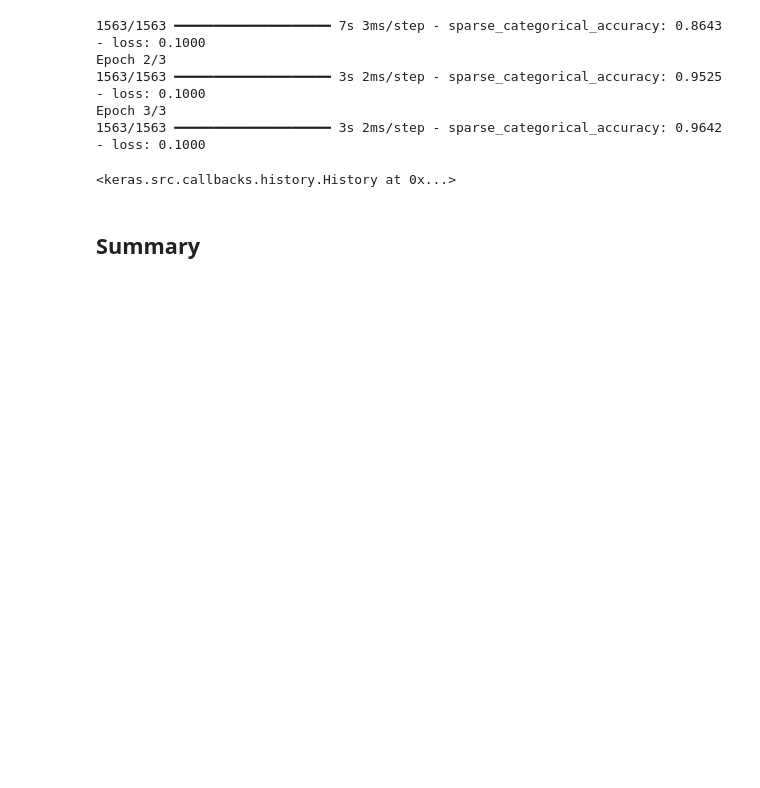
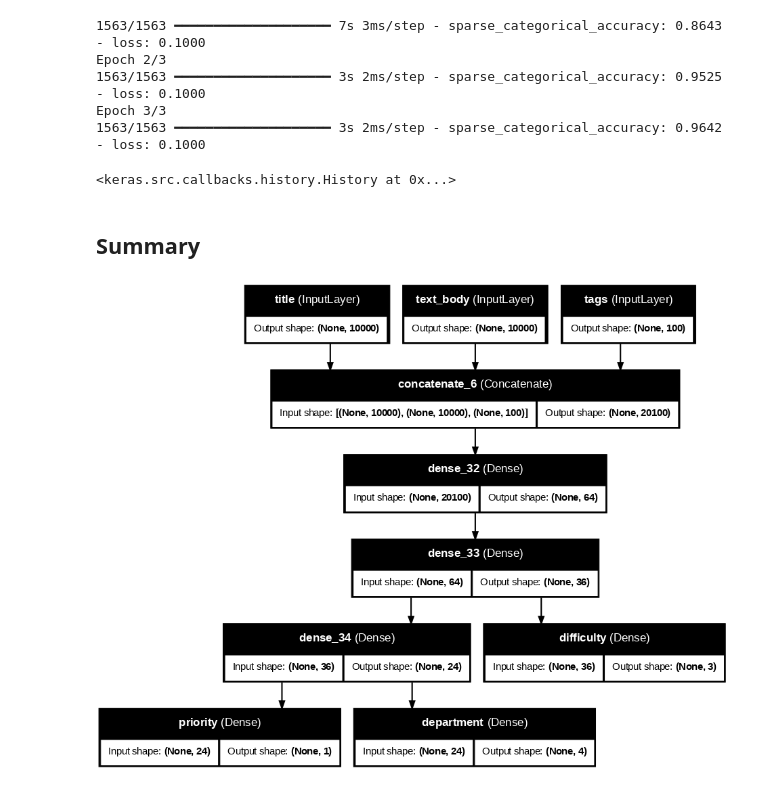
Before and after one commit to motorio0829/DL-for-AI, a Jupyter notebook: 7장.ipynb, the cells around one changed output. Saved outputs shown, nothing was run; the diff lists cells and outputs as text; code cells hidden in the pictures; blank space fills up the shorter version.

```diff
--- a/7장.ipynb
+++ b/7장.ipynb
@@ -1019,3 +1019,23 @@ Epoch 3/3
 <keras.src.callbacks.history.History at 0x...>
 # %% [markdown]
 ## Summary
+# %%
+# practice
+input1 = keras.Input(shape = (10000,), name = 'title')
+input2 = keras.Input(shape = (10000,), name = 'text_body')
+input3 = keras.Input(shape = (100,), name = 'tags')
+
+concat1 = layers.Concatenate()([input1, input2, input3])
+dense1 = layers.Dense(64, activation = 'relu')(concat1)
+dense2 = layers.Dense(36, activation = 'relu')(dense1)
+#왼쪽 줄기
+dense3 = layers.Dense(24, activation = 'relu')(dense2)
+priority_output = layers.Dense(1, activation = 'sigmoid', name = 'priority')(dense3)
+department_output = layers.Dense(4, activation = 'softmax', name = 'department')(dense3)
+#오른쪽 줄기
+difficulty_output = layers.Dense(3, activation = 'softmax', name = 'difficulty')(dense2)
+practice_model = keras.Model([input1, input2, input3], [priority_output, department_output, difficulty_output])
+# %%
+keras.utils.plot_model(practice_model, show_shapes = 1, show_layer_names = 1, dpi = 75)
+# %% [output]
+[figure, added]
```
Also changed, not shown: parts of 7 cells of this notebook.
